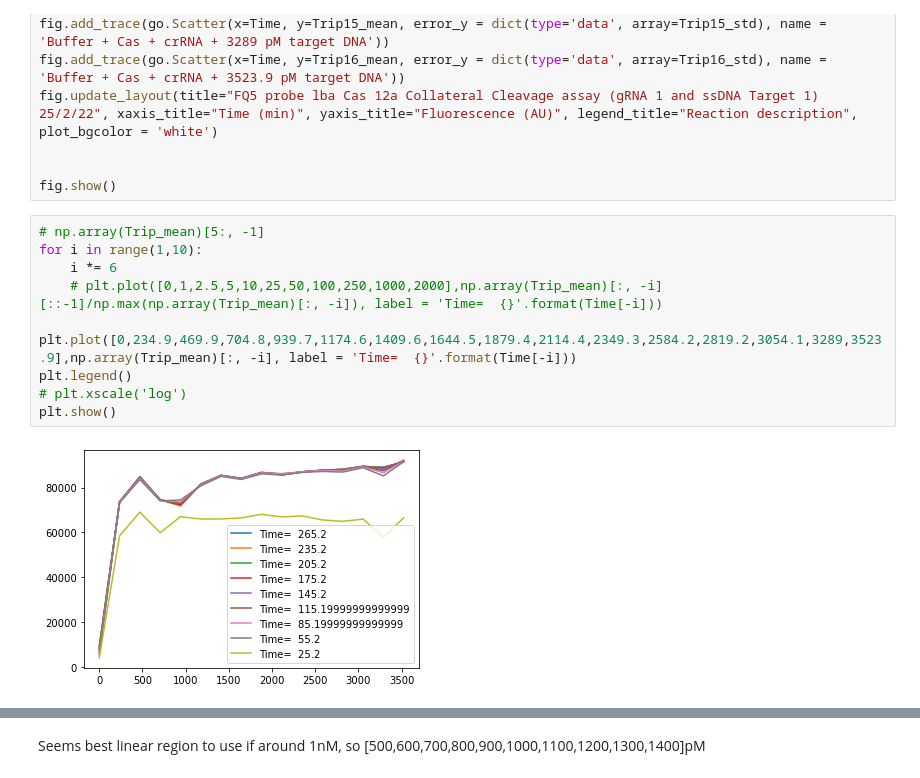
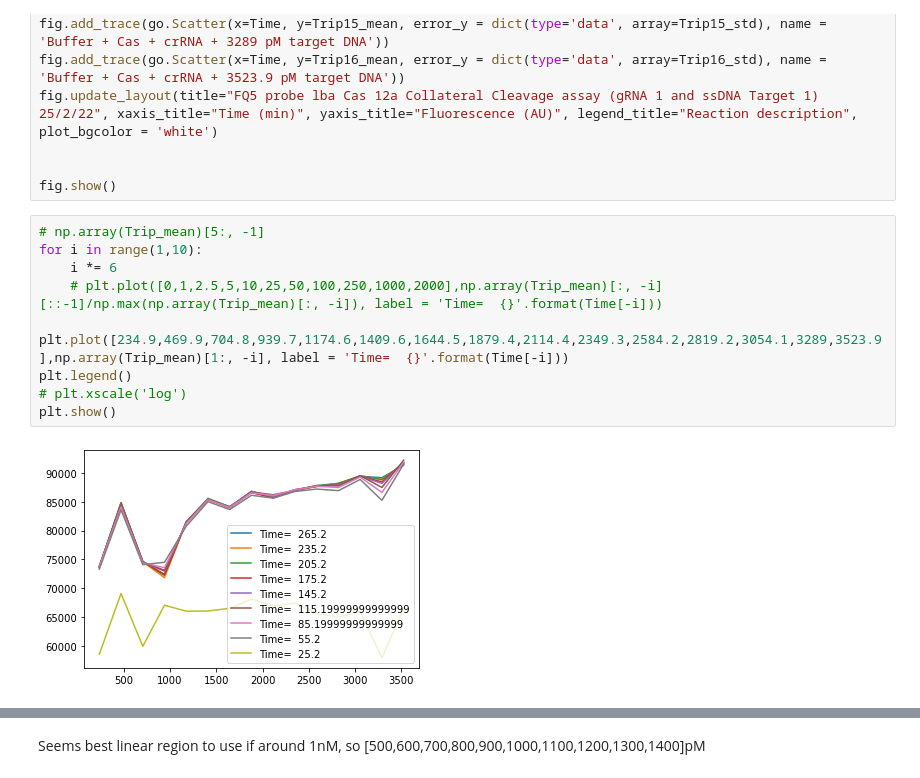
Before and after one commit to brendanhuo/IIB_project, a Jupyter notebook: 2022_2_27_FQCasCleavage_ssDNA_target_titration.ipynb, the cells around one changed output, grey strips where cells are left out. Drawn from its saved outputs; the diff is of its cells as text.

```diff
--- a/2022_2_27_FQCasCleavage_ssDNA_target_titration.ipynb
+++ b/2022_2_27_FQCasCleavage_ssDNA_target_titration.ipynb
@@ -108,11 +108,11 @@ fig.show()
 # %%
 # np.array(Trip_mean)[5:, -1]
 for i in range(1,10):
     i *= 6
     # plt.plot([0,1,2.5,5,10,25,50,100,250,1000,2000],np.array(Trip_mean)[:, -i][::-1]/np.max(np.array(Trip_mean)[:, -i]), label = 'Time=  {}'.format(Time[-i]))
-    plt.plot([0,234.9,469.9,704.8,939.7,1174.6,1409.6,1644.5,1879.4,2114.4,2349.3,2584.2,2819.2,3054.1,3289,3523.9],np.array(Trip_mean)[:, -i], label = 'Time=  {}'.format(Time[-i]))
+    plt.plot([234.9,469.9,704.8,939.7,1174.6,1409.6,1644.5,1879.4,2114.4,2349.3,2584.2,2819.2,3054.1,3289,3523.9],np.array(Trip_mean)[1:, -i], label = 'Time=  {}'.format(Time[-i]))
 plt.legend()
 # plt.xscale('log')
 plt.show()
 # %% [output]
-[figure, old version]
+[figure, new version]
```
Also changed, not shown: parts of 8 cells of this notebook.
